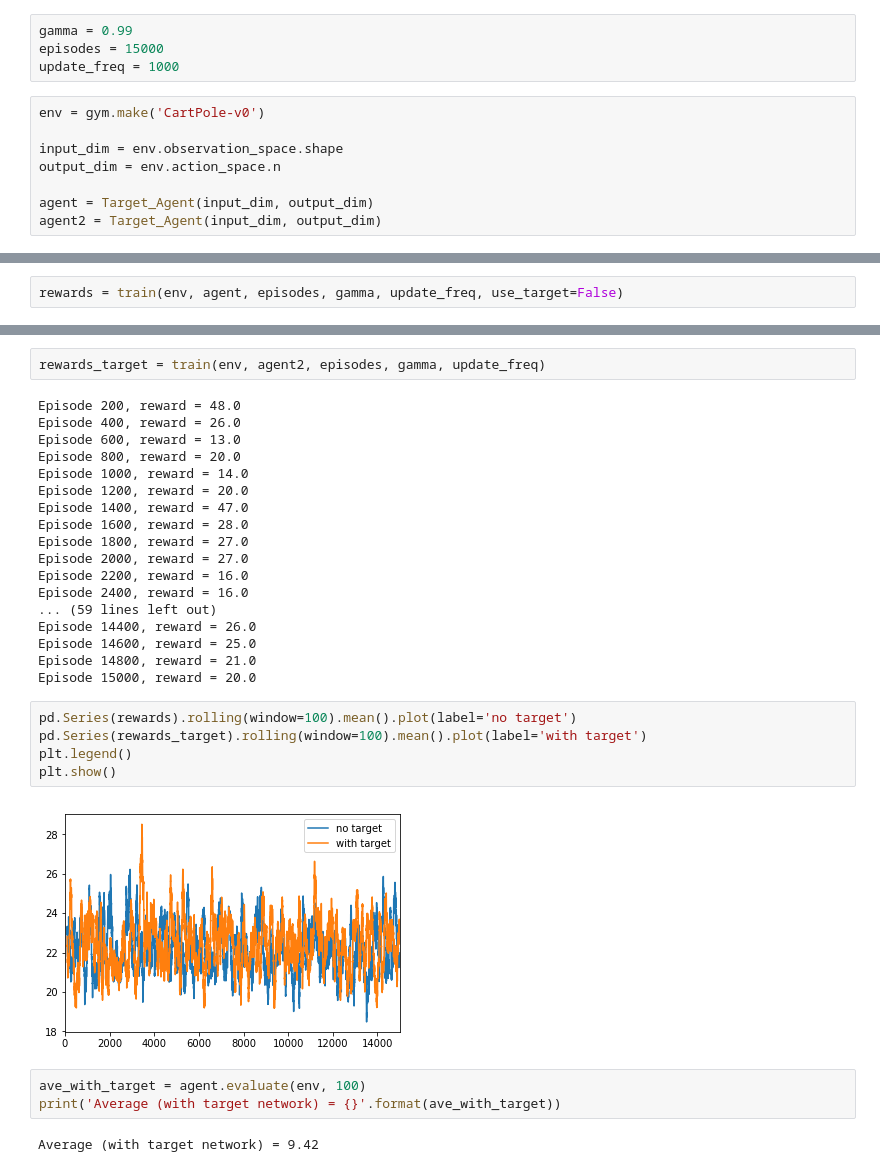
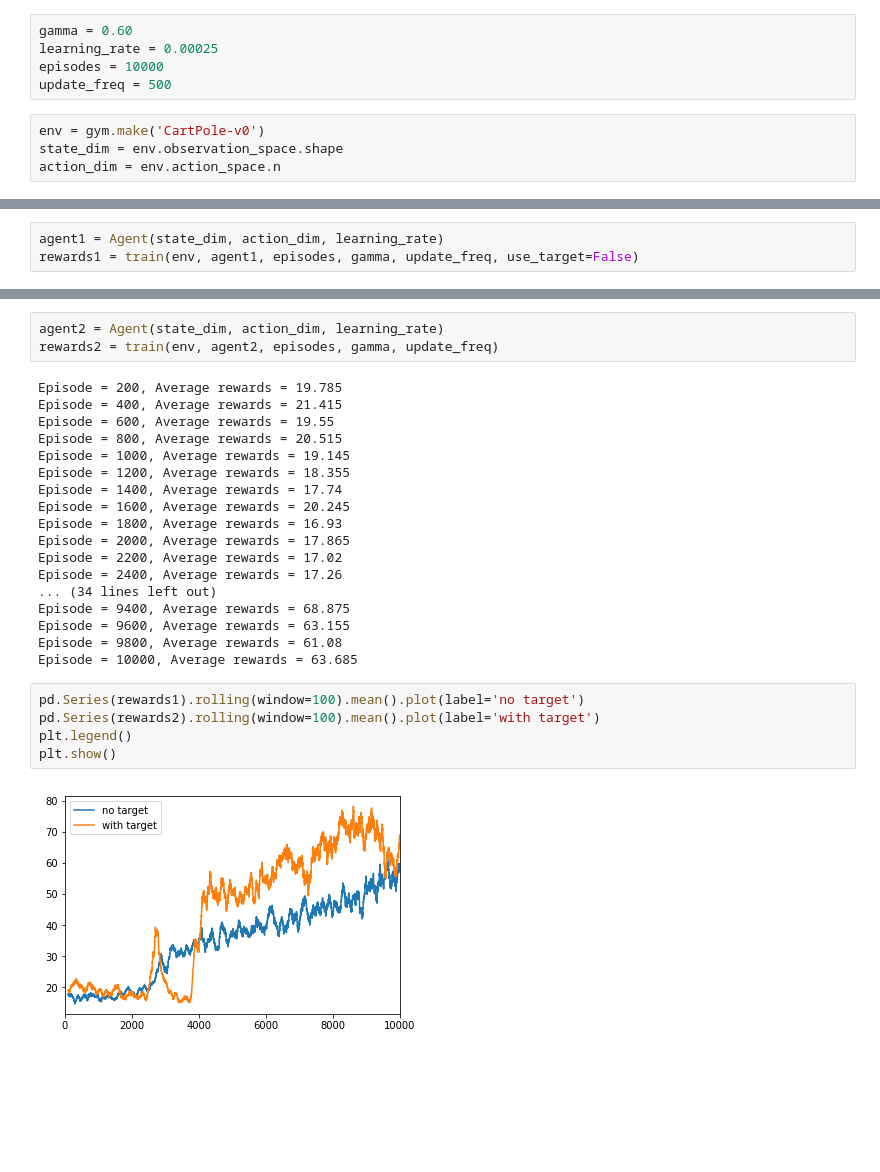
Before and after one commit to frankibem/reinforcement-learning, a Jupyter notebook: cartpole/target_network.ipynb, the cells around one changed output, grey strips where cells are left out. Cells and saved outputs as stored; diff of their text form; blank space fills up the shorter version.

```diff
--- a/cartpole/target_network.ipynb
+++ b/cartpole/target_network.ipynb
@@ -147,14 +152,11 @@ def train(env, agent, episodes, gamma, update_freq, use_target=True):
     return episode_rewards
 # %%
-gamma = 0.99
-episodes = 15000
-update_freq = 1000
+gamma = 0.60
+learning_rate = 0.00025
+episodes = 10000
+update_freq = 500
 # %%
 env = gym.make('CartPole-v0')
-
-input_dim = env.observation_space.shape
-output_dim = env.action_space.n
-
-agent = Target_Agent(input_dim, output_dim)
-agent2 = Target_Agent(input_dim, output_dim)
+state_dim = env.observation_space.shape
+action_dim = env.action_space.n
 # %% [output]
@@ -162,3 +164,4 @@ agent2 = Target_Agent(input_dim, output_dim)
 # %%
-rewards = train(env, agent, episodes, gamma, update_freq, use_target=False)
+agent1 = Agent(state_dim, action_dim, learning_rate)
+rewards1 = train(env, agent1, episodes, gamma, update_freq, use_target=False)
 # %% [output]
@@ -182,32 +185,28 @@ Episode 15000, reward = 17.0
 # %%
-rewards_target = train(env, agent2, episodes, gamma, update_freq)
+agent2 = Agent(state_dim, action_dim, learning_rate)
+rewards2 = train(env, agent2, episodes, gamma, update_freq)
 # %% [output]
-Episode 200, reward = 48.0
-Episode 400, reward = 26.0
-Episode 600, reward = 13.0
-Episode 800, reward = 20.0
-Episode 1000, reward = 14.0
-Episode 1200, reward = 20.0
-Episode 1400, reward = 47.0
-Episode 1600, reward = 28.0
-Episode 1800, reward = 27.0
-Episode 2000, reward = 27.0
-Episode 2200, reward = 16.0
-Episode 2400, reward = 16.0
-... (59 lines left out)
-Episode 14400, reward = 26.0
-Episode 14600, reward = 25.0
-Episode 14800, reward = 21.0
-Episode 15000, reward = 20.0
+Episode = 200, Average rewards = 19.785
+Episode = 400, Average rewards = 21.415
+Episode = 600, Average rewards = 19.55
+Episode = 800, Average rewards = 20.515
+Episode = 1000, Average rewards = 19.145
+Episode = 1200, Average rewards = 18.355
+Episode = 1400, Average rewards = 17.74
+Episode = 1600, Average rewards = 20.245
+Episode = 1800, Average rewards = 16.93
+Episode = 2000, Average rewards = 17.865
+Episode = 2200, Average rewards = 17.02
+Episode = 2400, Average rewards = 17.26
+... (34 lines left out)
+Episode = 9400, Average rewards = 68.875
+Episode = 9600, Average rewards = 63.155
+Episode = 9800, Average rewards = 61.08
+Episode = 10000, Average rewards = 63.685
 # %%
-pd.Series(rewards).rolling(window=100).mean().plot(label='no target')
-pd.Series(rewards_target).rolling(window=100).mean().plot(label='with target')
+pd.Series(rewards1).rolling(window=100).mean().plot(label='no target')
+pd.Series(rewards2).rolling(window=100).mean().plot(label='with target')
 plt.legend()
 plt.show()
 # %% [output]
-[figure, old version]
+[figure, new version]
-# %%
-ave_with_target = agent.evaluate(env, 100)
-print('Average (with target network) = {}'.format(ave_with_target))
-# %% [output]
-Average (with target network) = 9.42
```
Also changed, not shown: parts of 8 cells of this notebook, 5 other files.
